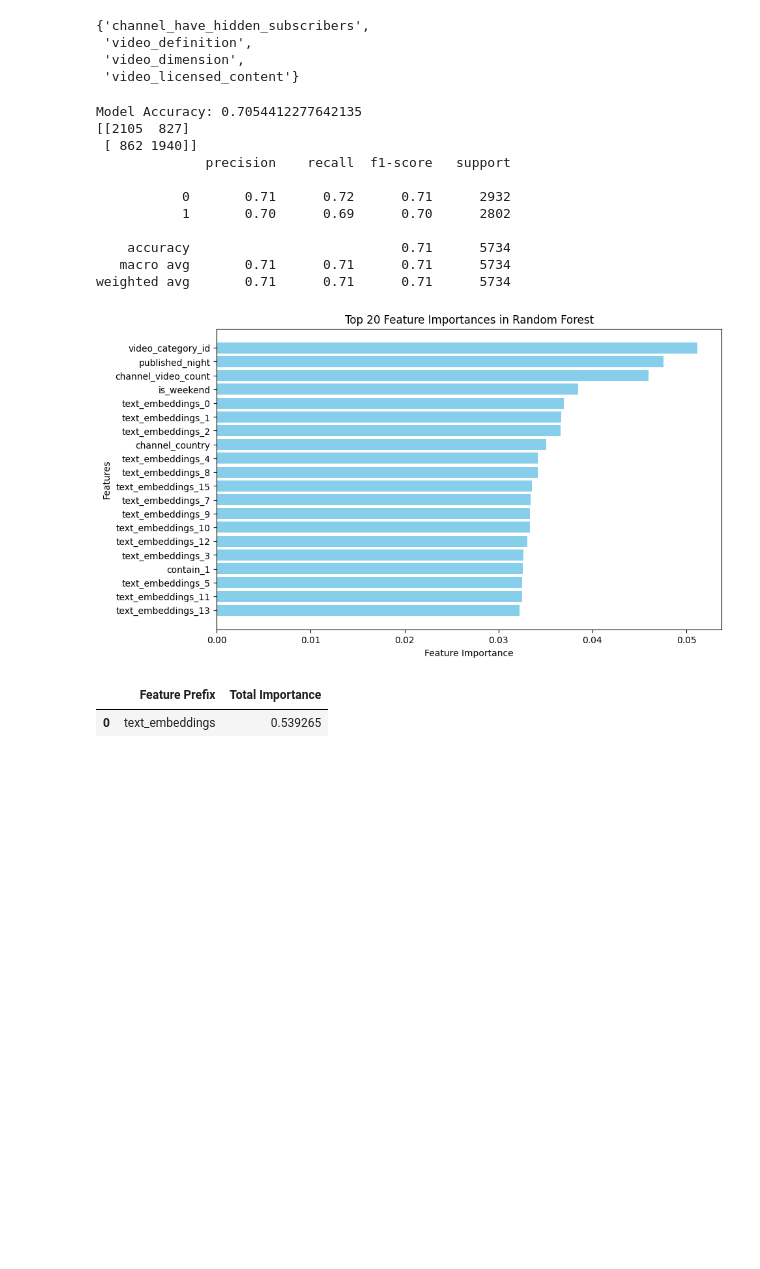
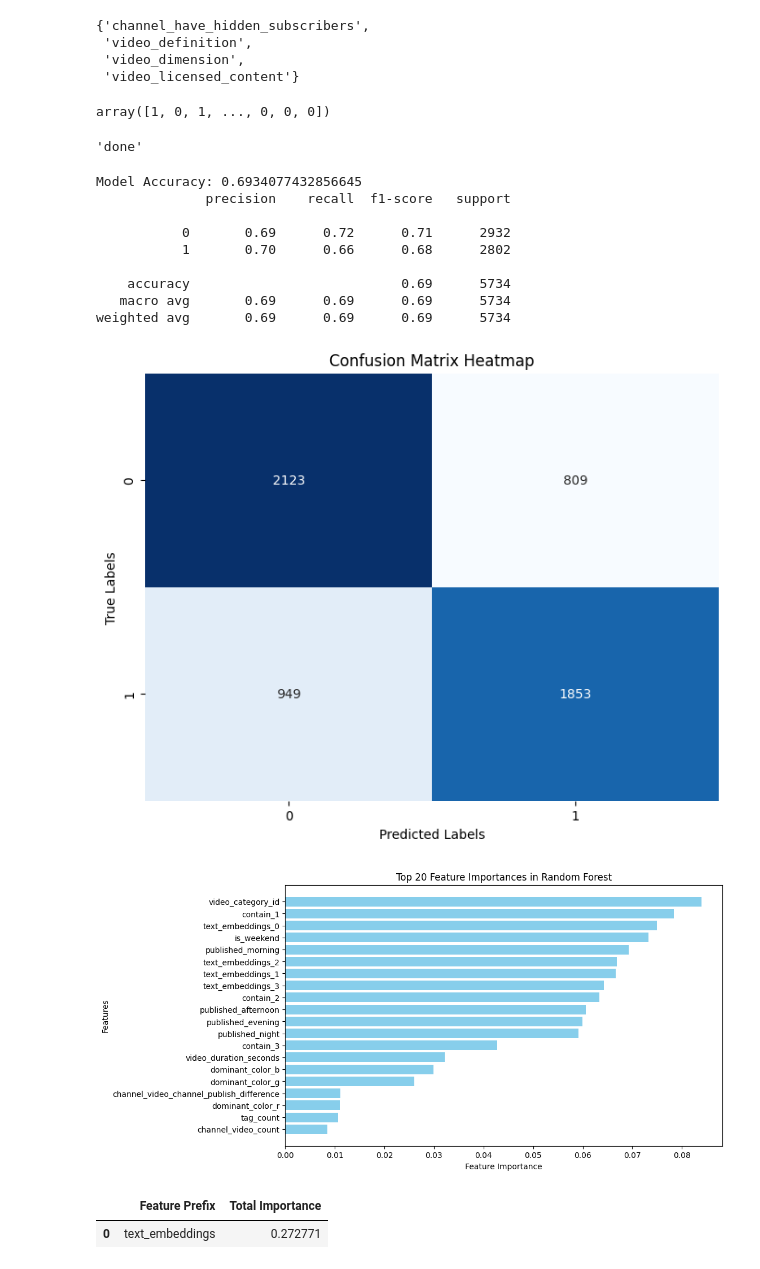
Before and after one commit to arvnoodle/youtubeanalysis, a Jupyter notebook: final_pipeline/classification/5_random_forest_nodups_classification_V3_2.ipynb, the cells around one changed output. Saved outputs shown, nothing was run; the diff lists cells and outputs as text; code cells hidden in the pictures; blank space fills up the shorter version.

```diff
--- a/final_pipeline/classification/5_random_forest_nodups_classification_V3_2.ipynb
+++ b/final_pipeline/classification/5_random_forest_nodups_classification_V3_2.ipynb
@@ -198,7 +154,7 @@ for text_feature in text_features:
     data[text_feature] = clean_text_column(data[text_feature])
 
 from sentence_transformers import SentenceTransformer
-model = SentenceTransformer('Snowflake/snowflake-arctic-embed-m-v2.0', trust_remote_code=True)
+model = SentenceTransformer('Snowflake/snowflake-arctic-embed-l-v2.0', trust_remote_code=True)
 sentence_embeddings = {}
 for text_feature in text_features:
     text_data = data[text_feature].tolist()
@@ -246,7 +200,7 @@ tag_count
 Name: count, Length: 110, dtype: int64
 # %%
 from sklearn.decomposition import PCA
-embedding_dim = 16
+embedding_dim = 4
 pca = PCA(n_components=embedding_dim)
 reduced_embeddings = pca.fit_transform(np.array(embedded_text))
 
@@ -264,7 +218,7 @@ data.shape
 categorical_features = [
     'video_category_id', 'is_weekend',
     'video_definition', 'video_dimension', 'video_licensed_content',
-    'channel_country', 'channel_have_hidden_subscribers',
+    'channel_have_hidden_subscribers',
     'published_morning', 'published_afternoon', 'published_evening', 'published_night', 'contain_1', 'contain_2',
        'contain_3'
 ]
@@ -273,3 +227,5 @@ numerical_features = [
     'dominant_color_r', 'dominant_color_g', 'dominant_color_b',
        'brightness', 'color_diversity','tag_count'
 ]
+embedded_text_columns = embedding_df.columns.tolist()
+embedded_text_columns
@@ -342,7 +301,6 @@ X_train, X_test, y_train, y_test = train_test_split(X_final, y, test_size=0.2, r
 # %%
 categorical_features = [
     'video_category_id', 'is_weekend',
-    'channel_country',
     'published_morning', 'published_afternoon', 'published_evening', 'published_night', 'contain_1', 'contain_2','contain_3'
 ]
 numerical_features = [
@@ -386,11 +344,19 @@ X_test_encode = encoder.transform(X_test_categorical)
 # # X_train_resampled, y_train_resampled = smote_enn.fit_resample(X_train_scaled, y_train)
 # X_train = np.hstack((X_train_encode, X_train_scaled))
 # X_test = np.hstack((X_test_encode, X_test_scaled))
+# %%
+y_train.values
+# %% [output]
+array([1, 0, 1, ..., 0, 0, 0])
+# %%
+"done"
+# %% [output]
+'done'
 # %%
-from sklearn.preprocessing import MinMaxScaler, StandardScaler
-mmx_scaler = StandardScaler()
-X_train_mmx = mmx_scaler.fit_transform(np.hstack((X_train_numerical, X_train_encode, X_train_text)))
-X_test_mmx = mmx_scaler.transform(np.hstack((X_test_numerical, X_test_encode, X_test_text)))
+from sklearn.preprocessing import MinMaxScaler
+mmx_scaler = MinMaxScaler()
+X_train_mmx = np.hstack((X_train_numerical, X_train_encode,X_train_text))
+X_test_mmx = np.hstack((X_test_numerical, X_test_encode, X_test_text))
 
 from sklearn.ensemble import RandomForestClassifier
 
@@ -405,45 +371,50 @@ accuracy = model.score(X_test_mmx, y_test)
 print(f"Model Accuracy: {accuracy}")
 from sklearn.metrics import classification_report, confusion_matrix
 y_pred = model.predict(X_test_mmx)
-print(confusion_matrix(y_test, y_pred))
 print(classification_report(y_test, y_pred))
+
+plt.figure(figsize=(8, 6))
+sns.heatmap(confusion_matrix(y_test, y_pred), annot=True, fmt='d', cmap='Blues', cbar=False)
+plt.title('Confusion Matrix Heatmap')
+plt.xlabel('Predicted Labels')
+plt.ylabel('True Labels')
+plt.show()
 
 feature_names = pd.concat([data[categorical_features],data[numerical_features],data[embedded_text_columns]]).columns
 feature_importances = model.feature_importances_
 importance_df = pd.DataFrame({
     'Feature': feature_names,
     'Importance': feature_importances
 }).sort_values(by='Importance', ascending=False)
 
 top_features = importance_df.head(20)
 plt.figure(figsize=(10, 6))
 plt.barh(top_features['Feature'], top_features['Importance'], color='skyblue')
 plt.xlabel('Feature Importance')
 plt.ylabel('Features')
 plt.title('Top 20 Feature Importances in Random Forest')
 plt.gca().invert_yaxis()
 plt.show()
 
 importance_df['Prefix'] = importance_df['Feature'].str.extract(r'(text_embeddings)')
 
 # Group by the extracted prefix and sum the importance values
 aggregated_importance = importance_df.groupby('Prefix')['Importance'].sum().reset_index()
 
 # Rename columns for clarity
 aggregated_importance.columns = ['Feature Prefix', 'Total Importance']
 aggregated_importance
 # %% [output]
-Model Accuracy: 0.7054412277642135
-[[2105  827]
- [ 862 1940]]
+Model Accuracy: 0.6934077432856645
               precision    recall  f1-score   support
 
-           0       0.71      0.72      0.71      2932
-           1       0.70      0.69      0.70      2802
+           0       0.69      0.72      0.71      2932
+           1       0.70      0.66      0.68      2802
 
-    accuracy                           0.71      5734
-   macro avg       0.71      0.71      0.71      5734
-weighted avg       0.71      0.71      0.71      5734
+    accuracy                           0.69      5734
+   macro avg       0.69      0.69      0.69      5734
+weighted avg       0.69      0.69      0.69      5734
-[figure, old version]
+[figure, new version]
+[figure, added]
 |  | Feature Prefix | Total Importance |
-| 0 | text_embeddings | 0.539265 |
+| 0 | text_embeddings | 0.272771 |
```
Also changed, not shown: parts of 21 cells of this notebook, 6 other files.
